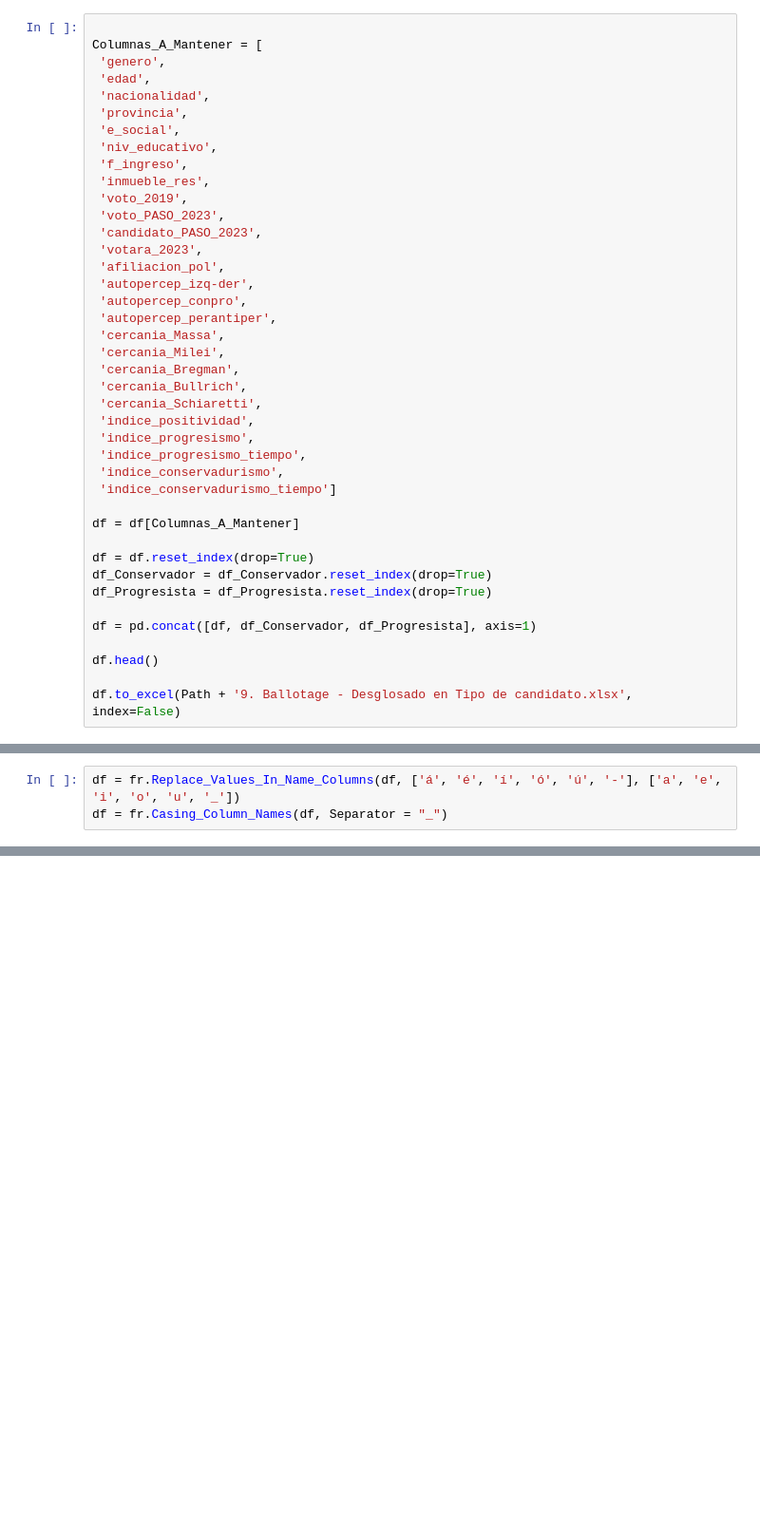
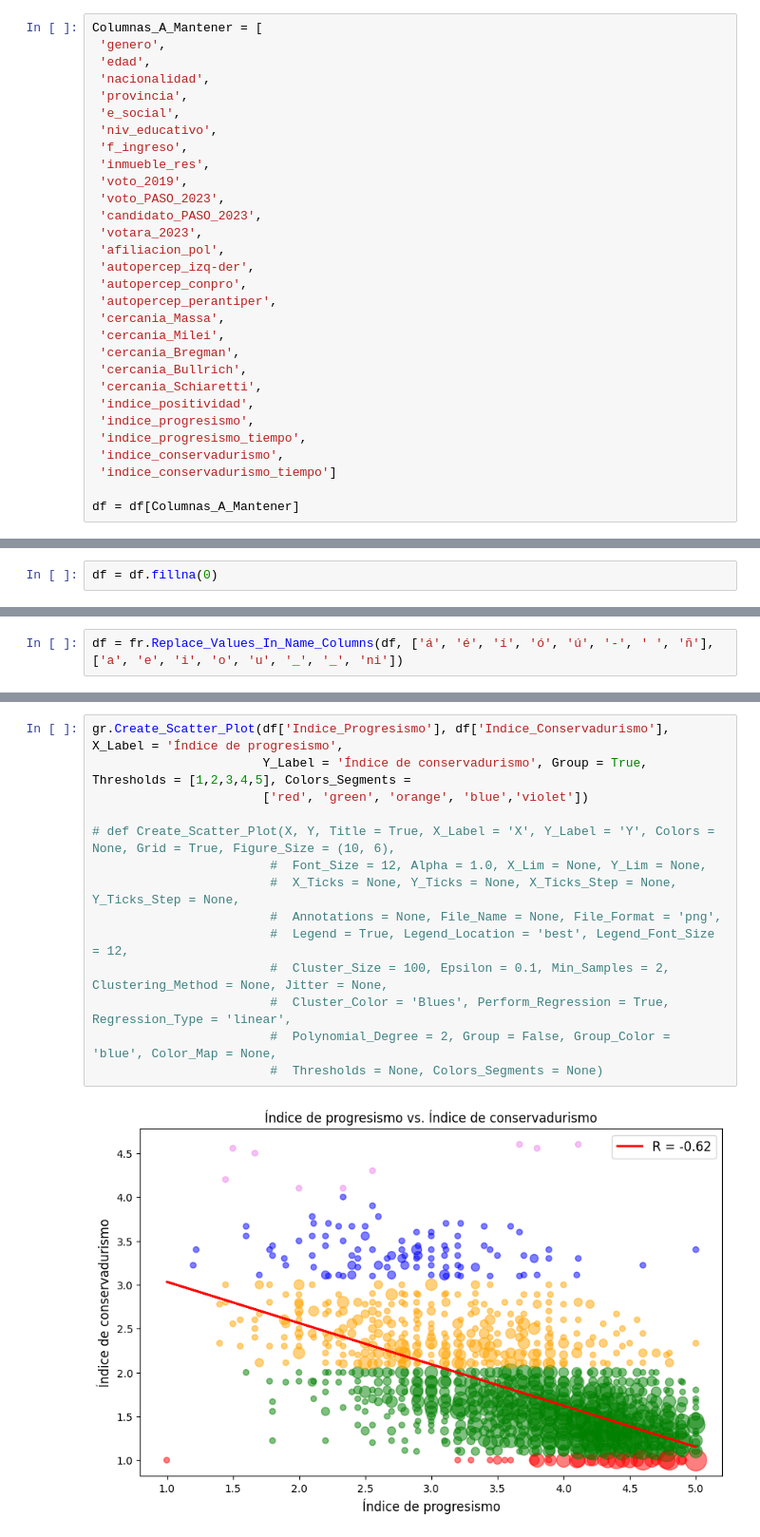
Before and after one commit to Rogoyin/Tesio, a Jupyter notebook: Laboratorio de Tesis.ipynb, the cells around one changed output, grey strips where cells are left out. Shown at 95% size. Drawn from its saved outputs; the diff is of its cells as text; blank space fills up the shorter version.

```diff
--- a/Laboratorio de Tesis.ipynb
+++ b/Laboratorio de Tesis.ipynb
@@ -32,5 +20,4 @@ df_Progresista = pd.DataFrame({
 # %%
-
 Columnas_A_Mantener = [
  'genero',
  'edad',
@@ -60,13 +47,3 @@ Columnas_A_Mantener = [
  'indice_conservadurismo_tiempo']
 
 df = df[Columnas_A_Mantener]
-
-df = df.reset_index(drop=True)
-df_Conservador = df_Conservador.reset_index(drop=True)
-df_Progresista = df_Progresista.reset_index(drop=True)
-
-df = pd.concat([df, df_Conservador, df_Progresista], axis=1)
-
-df.head()
-
-df.to_excel(Path + '9. Ballotage - Desglosado en Tipo de candidato.xlsx', index=False)
@@ -106,0 +50,2 @@ df = df[Columnas_A_Mantener]
+# %%
+df = df.fillna(0)
@@ -107,3 +54,2 @@ df = df[Columnas_A_Mantener]
 # %%
-df = fr.Replace_Values_In_Name_Columns(df, ['á', 'é', 'í', 'ó', 'ú', '-'], ['a', 'e', 'i', 'o', 'u', '_'])
-df = fr.Casing_Column_Names(df, Separator = "_")
+df = fr.Replace_Values_In_Name_Columns(df, ['á', 'é', 'í', 'ó', 'ú', '-', ' ', 'ñ'], ['a', 'e', 'i', 'o', 'u', '_', '_', 'ni'])
@@ -128,0 +70,16 @@ gr.Correlation_Heatmap(df, Figure_Size = (48,28), Correlation_Method= 'pearson')
+# %%
+gr.Create_Scatter_Plot(df['Indice_Progresismo'], df['Indice_Conservadurismo'], X_Label = 'Índice de progresismo',
+                       Y_Label = 'Índice de conservadurismo', Group = True, Thresholds = [1,2,3,4,5], Colors_Segments =
+                       ['red', 'green', 'orange', 'blue','violet'])
+
+# def Create_Scatter_Plot(X, Y, Title = True, X_Label = 'X', Y_Label = 'Y', Colors = None, Grid = True, Figure_Size = (10, 6),
+                        #  Font_Size = 12, Alpha = 1.0, X_Lim = None, Y_Lim = None,
+                        #  X_Ticks = None, Y_Ticks = None, X_Ticks_Step = None, Y_Ticks_Step = None,
+                        #  Annotations = None, File_Name = None, File_Format = 'png',
+                        #  Legend = True, Legend_Location = 'best', Legend_Font_Size = 12,
+                        #  Cluster_Size = 100, Epsilon = 0.1, Min_Samples = 2, Clustering_Method = None, Jitter = None,
+                        #  Cluster_Color = 'Blues', Perform_Regression = True, Regression_Type = 'linear',
+                        #  Polynomial_Degree = 2, Group = False, Group_Color = 'blue', Color_Map = None,
+                        #  Thresholds = None, Colors_Segments = None)
+# %% [output]
+[figure, added]
```
Also changed, not shown: parts of 10 cells of this notebook, 1 other file.
